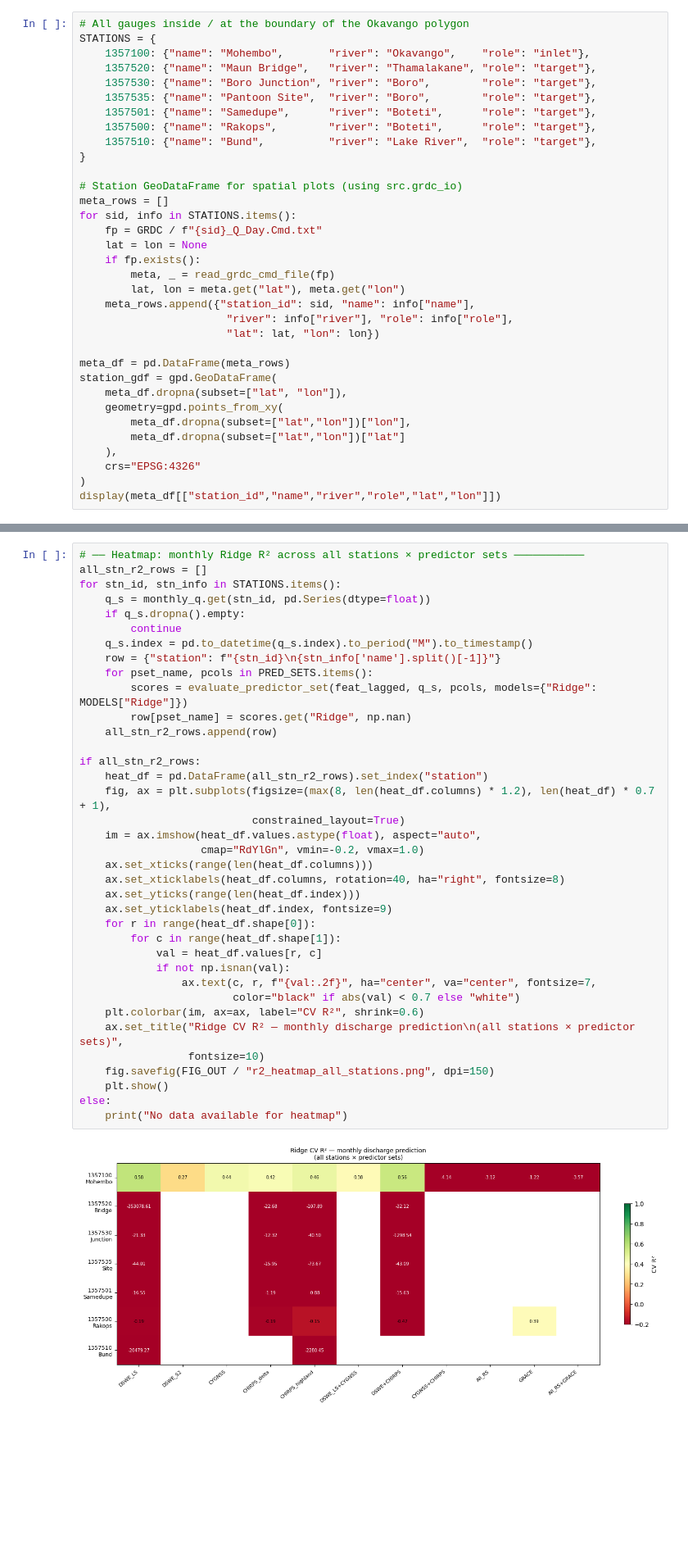
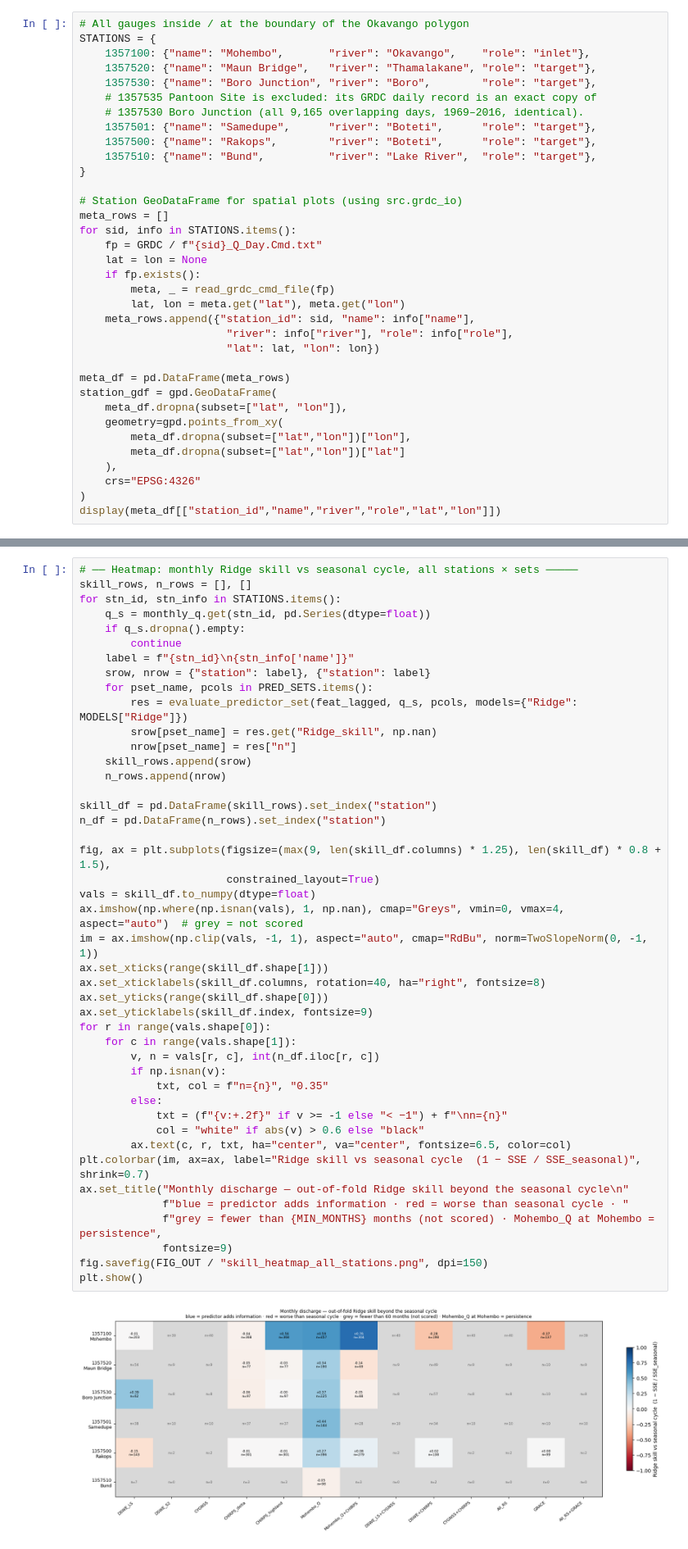
Before and after one commit to octavia-crompton/dswe-inman-lyons, a Jupyter notebook: notebooks/flood_prediction_okavango.ipynb, the cells around one changed output, grey strips where cells are left out. Shown at 82% size. Drawn from its saved outputs; the diff is of its cells as text; blank space fills up the shorter version.

```diff
--- a/notebooks/flood_prediction_okavango.ipynb
+++ b/notebooks/flood_prediction_okavango.ipynb
@@ -73,7 +95,8 @@ STATIONS = {
     1357100: {"name": "Mohembo",       "river": "Okavango",    "role": "inlet"},
     1357520: {"name": "Maun Bridge",   "river": "Thamalakane", "role": "target"},
     1357530: {"name": "Boro Junction", "river": "Boro",        "role": "target"},
-    1357535: {"name": "Pantoon Site",  "river": "Boro",        "role": "target"},
+    # 1357535 Pantoon Site is excluded: its GRDC daily record is an exact copy of
+    # 1357530 Boro Junction (all 9,165 overlapping days, 1969–2016, identical).
     1357501: {"name": "Samedupe",      "river": "Boteti",      "role": "target"},
     1357500: {"name": "Rakops",        "river": "Boteti",      "role": "target"},
     1357510: {"name": "Bund",          "river": "Lake River",  "role": "target"},
@@ -707,42 +732,49 @@ else:
 # %%
-# ── Heatmap: monthly Ridge R² across all stations × predictor sets ───────────
-all_stn_r2_rows = []
+# ── Heatmap: monthly Ridge skill vs seasonal cycle, all stations × sets ─────
+skill_rows, n_rows = [], []
 for stn_id, stn_info in STATIONS.items():
     q_s = monthly_q.get(stn_id, pd.Series(dtype=float))
     if q_s.dropna().empty:
         continue
-    q_s.index = pd.to_datetime(q_s.index).to_period("M").to_timestamp()
-    row = {"station": f"{stn_id}\n{stn_info['name'].split()[-1]}"}
+    label = f"{stn_id}\n{stn_info['name']}"
+    srow, nrow = {"station": label}, {"station": label}
     for pset_name, pcols in PRED_SETS.items():
-        scores = evaluate_predictor_set(feat_lagged, q_s, pcols, models={"Ridge": MODELS["Ridge"]})
-        row[pset_name] = scores.get("Ridge", np.nan)
-    all_stn_r2_rows.append(row)
+        res = evaluate_predictor_set(feat_lagged, q_s, pcols, models={"Ridge": MODELS["Ridge"]})
+        srow[pset_name] = res.get("Ridge_skill", np.nan)
+        nrow[pset_name] = res["n"]
+    skill_rows.append(srow)
+    n_rows.append(nrow)
 
-if all_stn_r2_rows:
-    heat_df = pd.DataFrame(all_stn_r2_rows).set_index("station")
-    fig, ax = plt.subplots(figsize=(max(8, len(heat_df.columns) * 1.2), len(heat_df) * 0.7 + 1),
-                           constrained_layout=True)
-    im = ax.imshow(heat_df.values.astype(float), aspect="auto",
-                   cmap="RdYlGn", vmin=-0.2, vmax=1.0)
-    ax.set_xticks(range(len(heat_df.columns)))
-    ax.set_xticklabels(heat_df.columns, rotation=40, ha="right", fontsize=8)
-    ax.set_yticks(range(len(heat_df.index)))
-    ax.set_yticklabels(heat_df.index, fontsize=9)
-    for r in range(heat_df.shape[0]):
-        for c in range(heat_df.shape[1]):
-            val = heat_df.values[r, c]
-            if not np.isnan(val):
-                ax.text(c, r, f"{val:.2f}", ha="center", va="center", fontsize=7,
-                        color="black" if abs(val) < 0.7 else "white")
-    plt.colorbar(im, ax=ax, label="CV R²", shrink=0.6)
-    ax.set_title("Ridge CV R² — monthly discharge prediction\n(all stations × predictor sets)",
-                 fontsize=10)
-    fig.savefig(FIG_OUT / "r2_heatmap_all_stations.png", dpi=150)
-    plt.show()
-else:
-    print("No data available for heatmap")
+skill_df = pd.DataFrame(skill_rows).set_index("station")
+n_df = pd.DataFrame(n_rows).set_index("station")
+
+fig, ax = plt.subplots(figsize=(max(9, len(skill_df.columns) * 1.25), len(skill_df) * 0.8 + 1.5),
+                       constrained_layout=True)
+vals = skill_df.to_numpy(dtype=float)
+ax.imshow(np.where(np.isnan(vals), 1, np.nan), cmap="Greys", vmin=0, vmax=4, aspect="auto")  # grey = not scored
+im = ax.imshow(np.clip(vals, -1, 1), aspect="auto", cmap="RdBu", norm=TwoSlopeNorm(0, -1, 1))
+ax.set_xticks(range(skill_df.shape[1]))
+ax.set_xticklabels(skill_df.columns, rotation=40, ha="right", fontsize=8)
+ax.set_yticks(range(skill_df.shape[0]))
+ax.set_yticklabels(skill_df.index, fontsize=9)
+for r in range(vals.shape[0]):
+    for c in range(vals.shape[1]):
+        v, n = vals[r, c], int(n_df.iloc[r, c])
+        if np.isnan(v):
+            txt, col = f"n={n}", "0.35"
+        else:
+            txt = (f"{v:+.2f}" if v >= -1 else "< −1") + f"\nn={n}"
+            col = "white" if abs(v) > 0.6 else "black"
+        ax.text(c, r, txt, ha="center", va="center", fontsize=6.5, color=col)
+plt.colorbar(im, ax=ax, label="Ridge skill vs seasonal cycle  (1 − SSE / SSE_seasonal)", shrink=0.7)
+ax.set_title("Monthly discharge — out-of-fold Ridge skill beyond the seasonal cycle\n"
+             f"blue = predictor adds information · red = worse than seasonal cycle · "
+             f"grey = fewer than {MIN_MONTHS} months (not scored) · Mohembo_Q at Mohembo = persistence",
+             fontsize=9)
+fig.savefig(FIG_OUT / "skill_heatmap_all_stations.png", dpi=150)
+plt.show()
 # %% [output]
-[figure, old version]
+[figure, new version]
 # %% [markdown]
 ## 10  Summary results
 # %%
```
Also changed, not shown: parts of 19 cells of this notebook.
